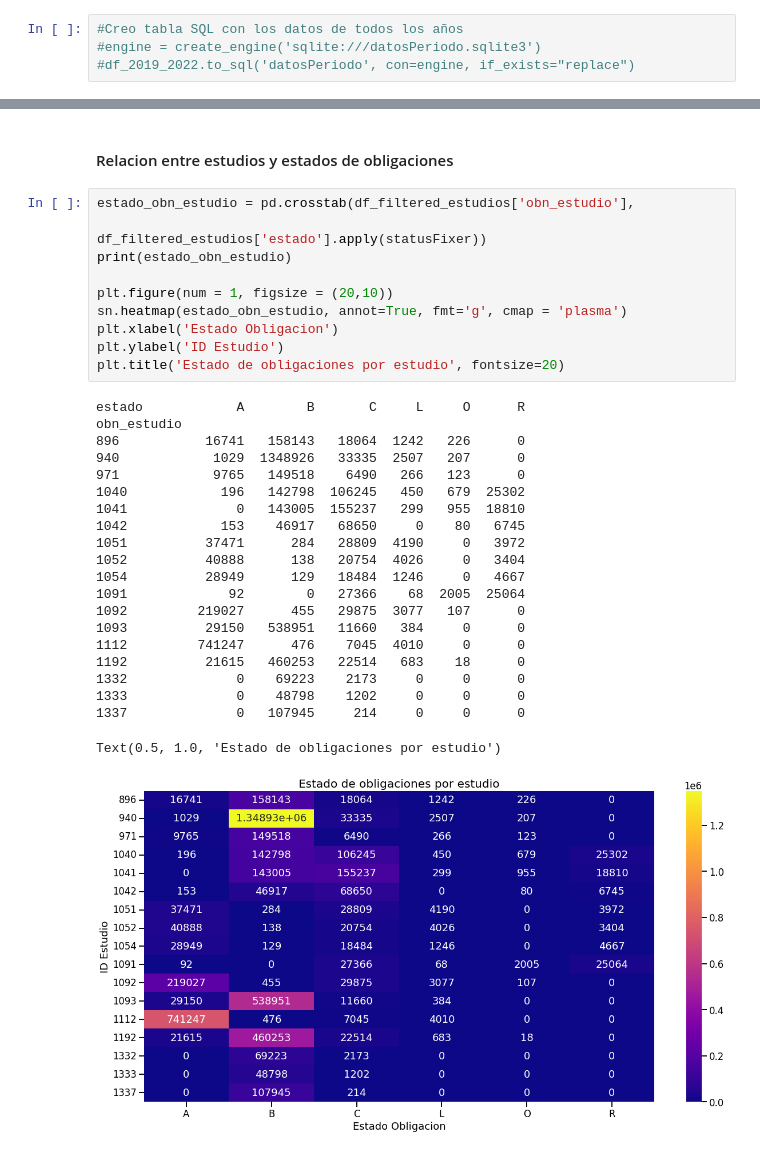
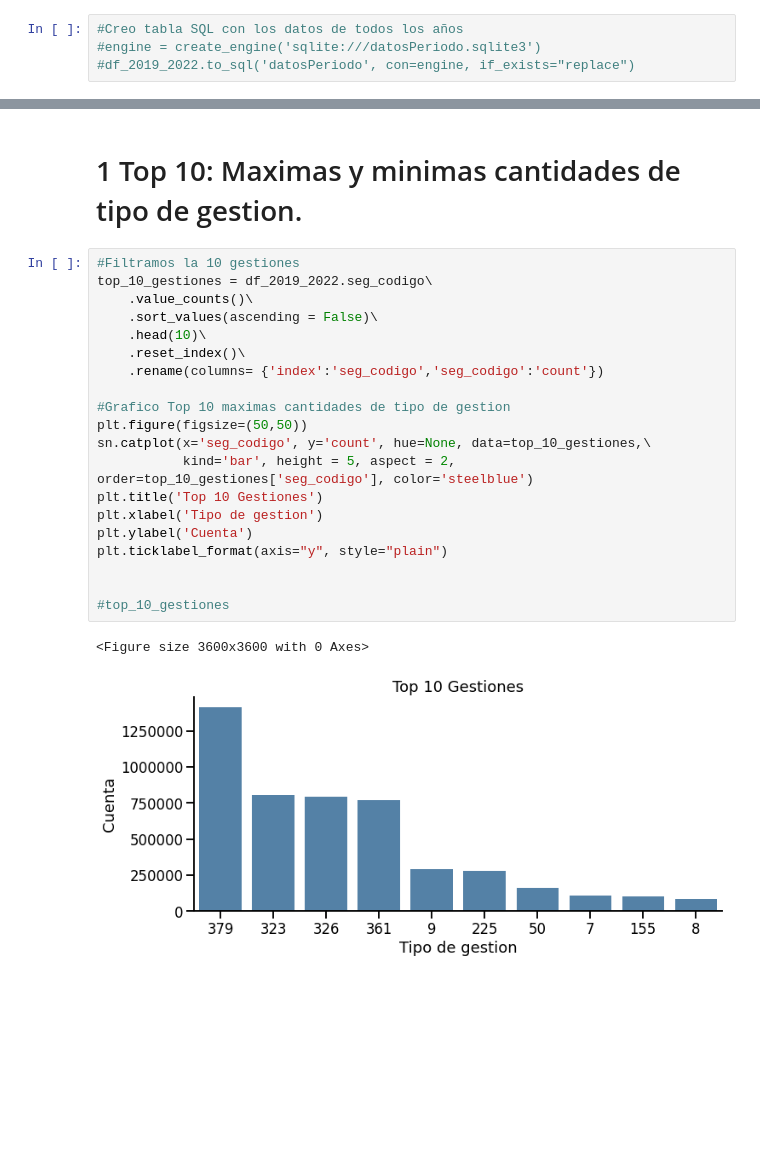
Before and after one commit to teoArganaraz/DiploDatos2022-Mentoria, a Jupyter notebook: Mentoria - Entregable 1 - ARGAÑARAZ.ipynb, the cells around one changed output, grey strips where cells are left out. Saved outputs shown, nothing was run; the diff lists cells and outputs as text; blank space fills up the shorter version.

```diff
--- a/Mentoria - Entregable 1 - ARGAÑARAZ.ipynb
+++ b/Mentoria - Entregable 1 - ARGAÑARAZ.ipynb
@@ -472,34 +364,25 @@ plt.title("Estado del total de obligaciones",fontsize = 16)
-# %% [markdown]
-#### Relacion entre estudios y estados de obligaciones
-# %%
-estado_obn_estudio = pd.crosstab(df_filtered_estudios['obn_estudio'],
-                                 df_filtered_estudios['estado'].apply(statusFixer))
-print(estado_obn_estudio)
-
-plt.figure(num = 1, figsize = (20,10))
-sn.heatmap(estado_obn_estudio, annot=True, fmt='g', cmap = 'plasma')
-plt.xlabel('Estado Obligacion')
-plt.ylabel('ID Estudio')
-plt.title('Estado de obligaciones por estudio', fontsize=20)
-# %% [output]
-estado            A        B       C     L     O      R
-obn_estudio
-896           16741   158143   18064  1242   226      0
-940            1029  1348926   33335  2507   207      0
-971            9765   149518    6490   266   123      0
-1040            196   142798  106245   450   679  25302
-1041              0   143005  155237   299   955  18810
-1042            153    46917   68650     0    80   6745
-1051          37471      284   28809  4190     0   3972
-1052          40888      138   20754  4026     0   3404
-1054          28949      129   18484  1246     0   4667
-1091             92        0   27366    68  2005  25064
-1092         219027      455   29875  3077   107      0
-1093          29150   538951   11660   384     0      0
-1112         741247      476    7045  4010     0      0
-1192          21615   460253   22514   683    18      0
-1332              0    69223    2173     0     0      0
-1333              0    48798    1202     0     0      0
-1337              0   107945     214     0     0      0
-Text(0.5, 1.0, 'Estado de obligaciones por estudio')
-[figure, removed]
+# %% [markdown]
+# 1 Top 10: Maximas y minimas cantidades de tipo de gestion.
+# %%
+#Filtramos la 10 gestiones
+top_10_gestiones = df_2019_2022.seg_codigo\
+    .value_counts()\
+    .sort_values(ascending = False)\
+    .head(10)\
+    .reset_index()\
+    .rename(columns= {'index':'seg_codigo','seg_codigo':'count'})
+
+#Grafico Top 10 maximas cantidades de tipo de gestion
+plt.figure(figsize=(50,50))
+sn.catplot(x='seg_codigo', y='count', hue=None, data=top_10_gestiones,\
+           kind='bar', height = 5, aspect = 2, order=top_10_gestiones['seg_codigo'], color='steelblue')
+plt.title('Top 10 Gestiones')
+plt.xlabel('Tipo de gestion')
+plt.ylabel('Cuenta')
+plt.ticklabel_format(axis="y", style="plain")
+
+
+#top_10_gestiones
+# %% [output]
+<Figure size 3600x3600 with 0 Axes>
+[figure, added]
```
Also changed, not shown: parts of 50 cells of this notebook.
